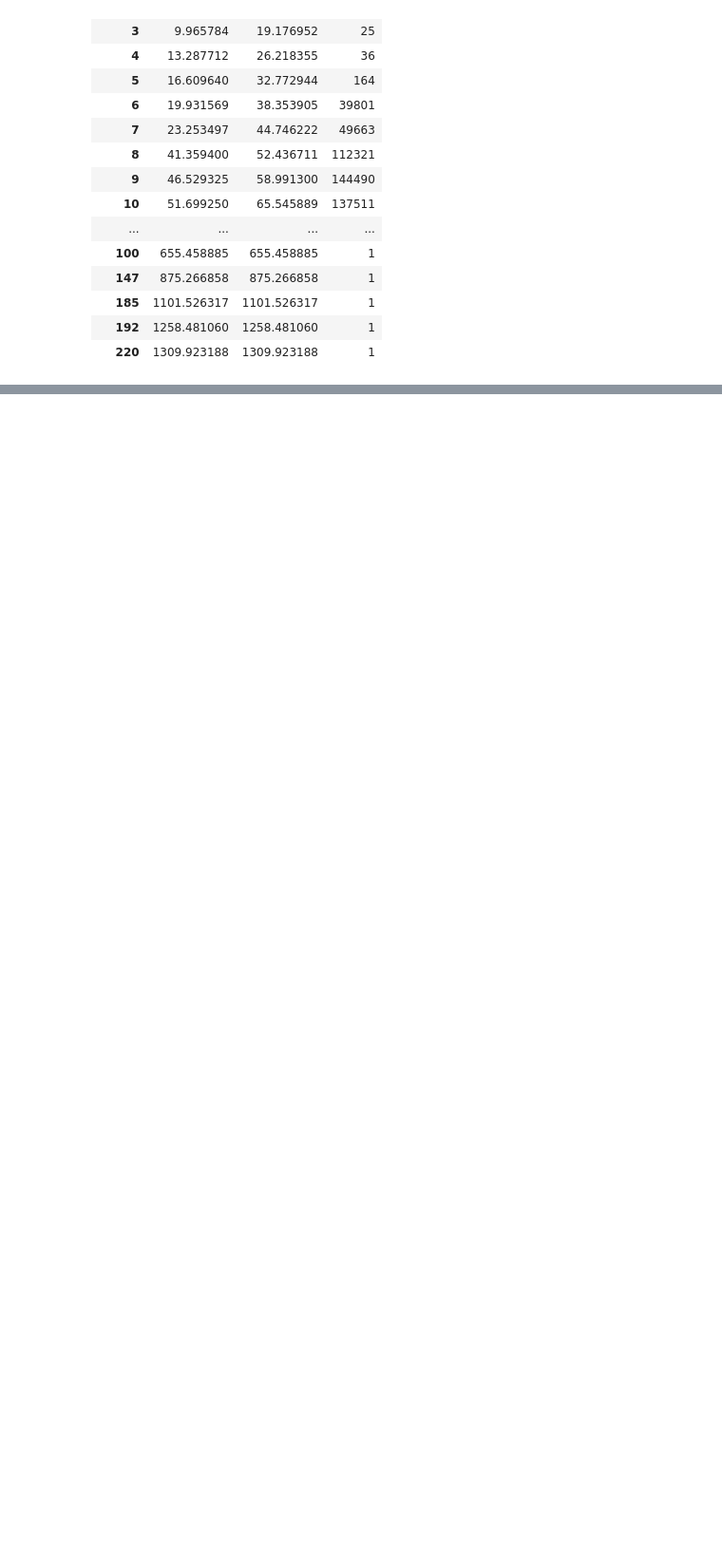
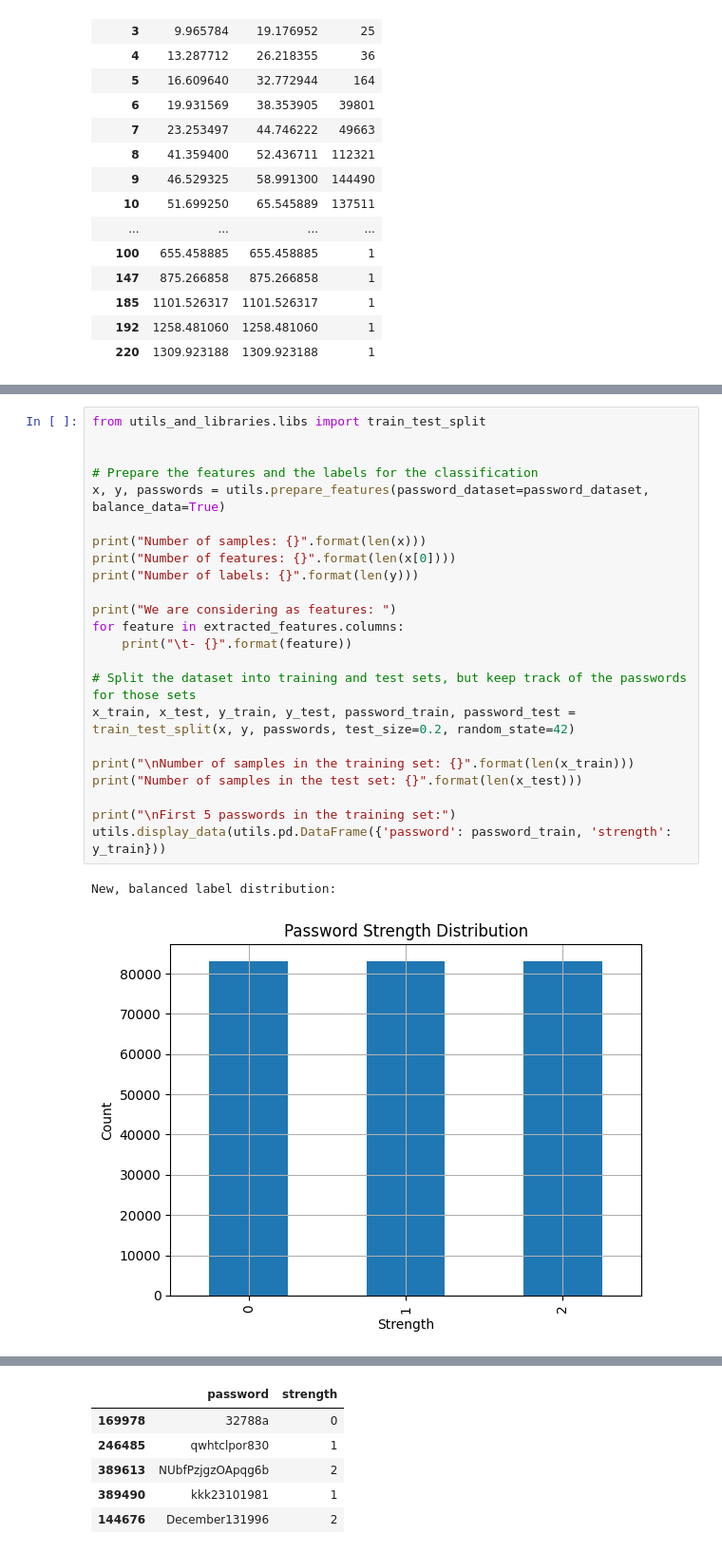
Before and after one commit to LucaMelis0/password-strength-classification, a Jupyter notebook: main.ipynb, the cells around one changed output, grey strips where cells are left out. Shown at 95% size. Cells and saved outputs as stored; diff of their text form; blank space fills up the shorter version.

Commit message:
Preparing features and splitting the dataset into training and test set.

```diff
--- a/main.ipynb
+++ b/main.ipynb
@@ -111,0 +115,26 @@ utils.display_entropy_function(extracted_features)
+# %%
+from utils_and_libraries.libs import train_test_split
+
+
+# Prepare the features and the labels for the classification
+x, y, passwords = utils.prepare_features(password_dataset=password_dataset, balance_data=True)
+
+print("Number of samples: {}".format(len(x)))
+print("Number of features: {}".format(len(x[0])))
+print("Number of labels: {}".format(len(y)))
+
+print("We are considering as features: ")
+for feature in extracted_features.columns:
+    print("\t- {}".format(feature))
+
+# Split the dataset into training and test sets, but keep track of the passwords for those sets
+x_train, x_test, y_train, y_test, password_train, password_test = train_test_split(x, y, passwords, test_size=0.2, random_state=42)
+
+print("\nNumber of samples in the training set: {}".format(len(x_train)))
+print("Number of samples in the test set: {}".format(len(x_test)))
+
+print("\nFirst 5 passwords in the training set:")
+utils.display_data(utils.pd.DataFrame({'password': password_train, 'strength': y_train}))
+# %% [output]
+New, balanced label distribution:
+[figure, added]
@@ -111,0 +158,6 @@ utils.display_entropy_function(extracted_features)
+|  | password | strength |
+| 169978 | 32788a | 0 |
+| 246485 | qwhtclpor830 | 1 |
+| 389613 | NUbfPzjgzOApqg6b | 2 |
+| 389490 | kkk23101981 | 1 |
+| 144676 | December131996 | 2 |
```
Also changed, not shown: parts of 2 cells of this notebook, 2 other files.
